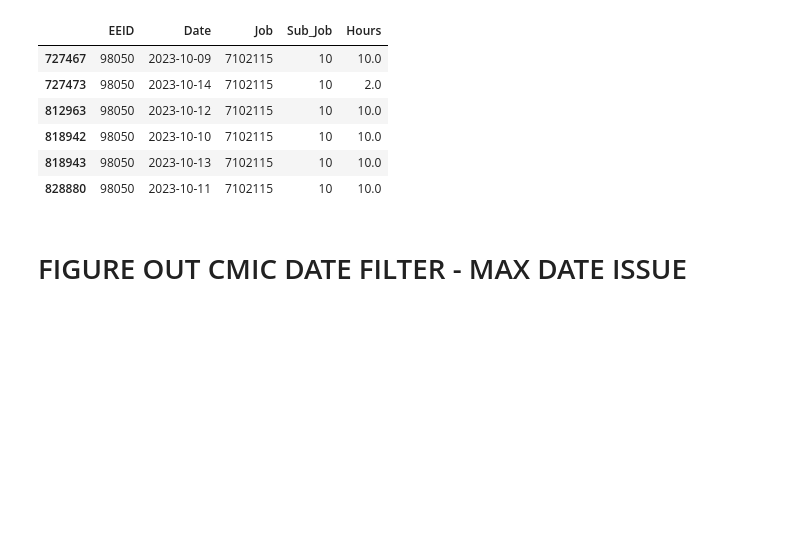
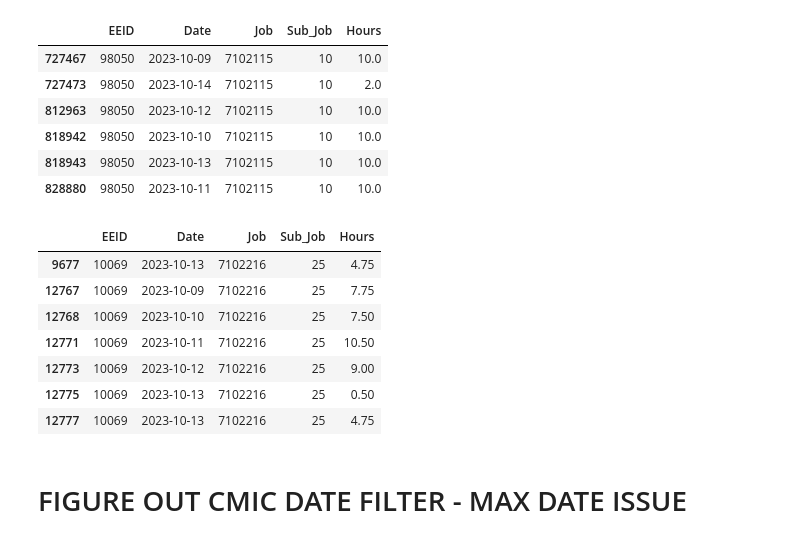
Before and after one commit to jbeachyMoss/LaborHours_Compare, a Jupyter notebook: DataValidation.ipynb, the cells around one changed output. Drawn from its saved outputs; the diff is of its cells as text; code cells hidden in the pictures; blank space fills up the shorter version.

```diff
--- a/DataValidation.ipynb
+++ b/DataValidation.ipynb
@@ -113,6 +132,19 @@ tcp_df_comp.loc[(tcp_filter)&(tcp_df_comp['EEID']=='98050')]
 | 818942 | 98050 | 2023-10-10 | 7102115 | 10 | 10.0 |
 | 818943 | 98050 | 2023-10-13 | 7102115 | 10 | 10.0 |
 | 828880 | 98050 | 2023-10-11 | 7102115 | 10 | 10.0 |
+# %%
+#QC Work for Leanne on 10/16/2023 - Teams Chat
+### ['EEID'] == '10069' showing 44.75 in WD
+wd_pr_df_comp.loc[wd_filter&(wd_pr_df_comp['EEID']=='10069')]
+# %% [output]
+|  | EEID | Date | Job | Sub_Job | Hours |
+| 9677 | 10069 | 2023-10-13 | 7102216 | 25 | 4.75 |
+| 12767 | 10069 | 2023-10-09 | 7102216 | 25 | 7.75 |
+| 12768 | 10069 | 2023-10-10 | 7102216 | 25 | 7.50 |
+| 12771 | 10069 | 2023-10-11 | 7102216 | 25 | 10.50 |
+| 12773 | 10069 | 2023-10-12 | 7102216 | 25 | 9.00 |
+| 12775 | 10069 | 2023-10-13 | 7102216 | 25 | 0.50 |
+| 12777 | 10069 | 2023-10-13 | 7102216 | 25 | 4.75 |
 # %%
 cmic_pr_df = cmic_pr_df_dev.copy()
 # %%
```
Also changed, not shown: parts of 2 cells of this notebook.
